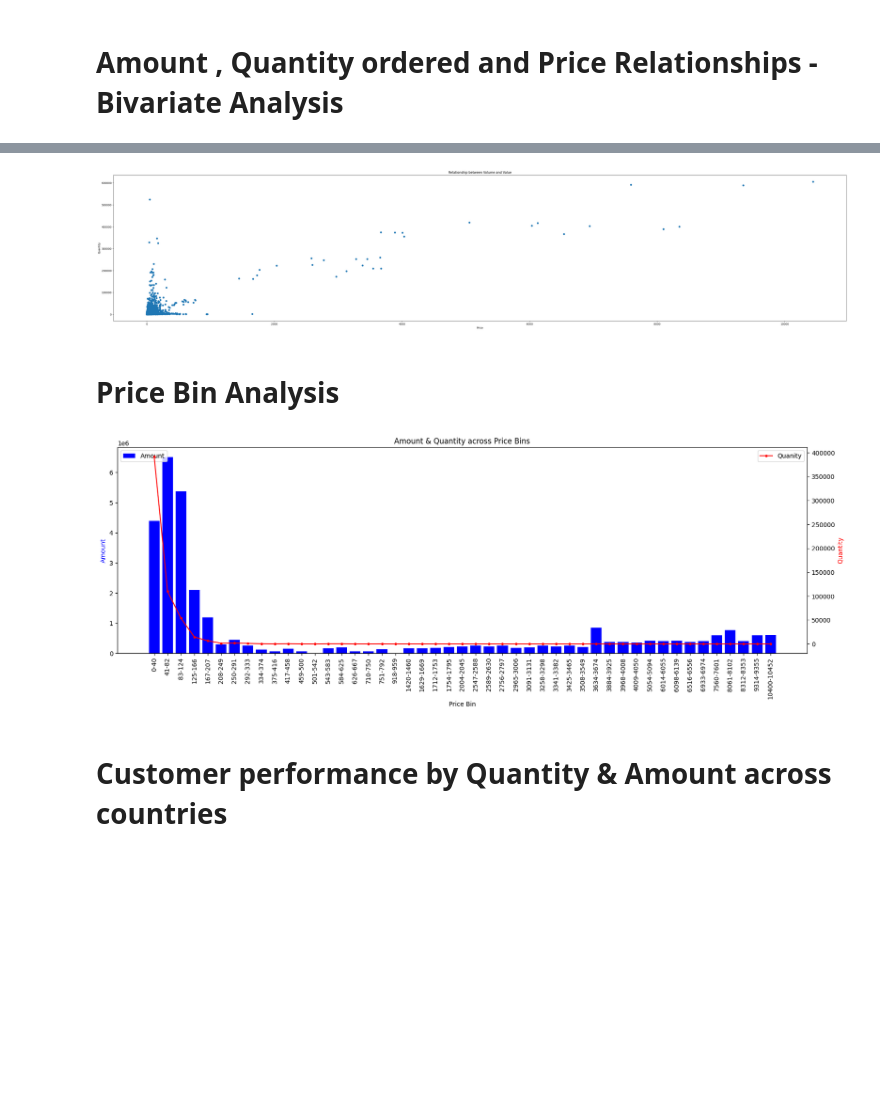
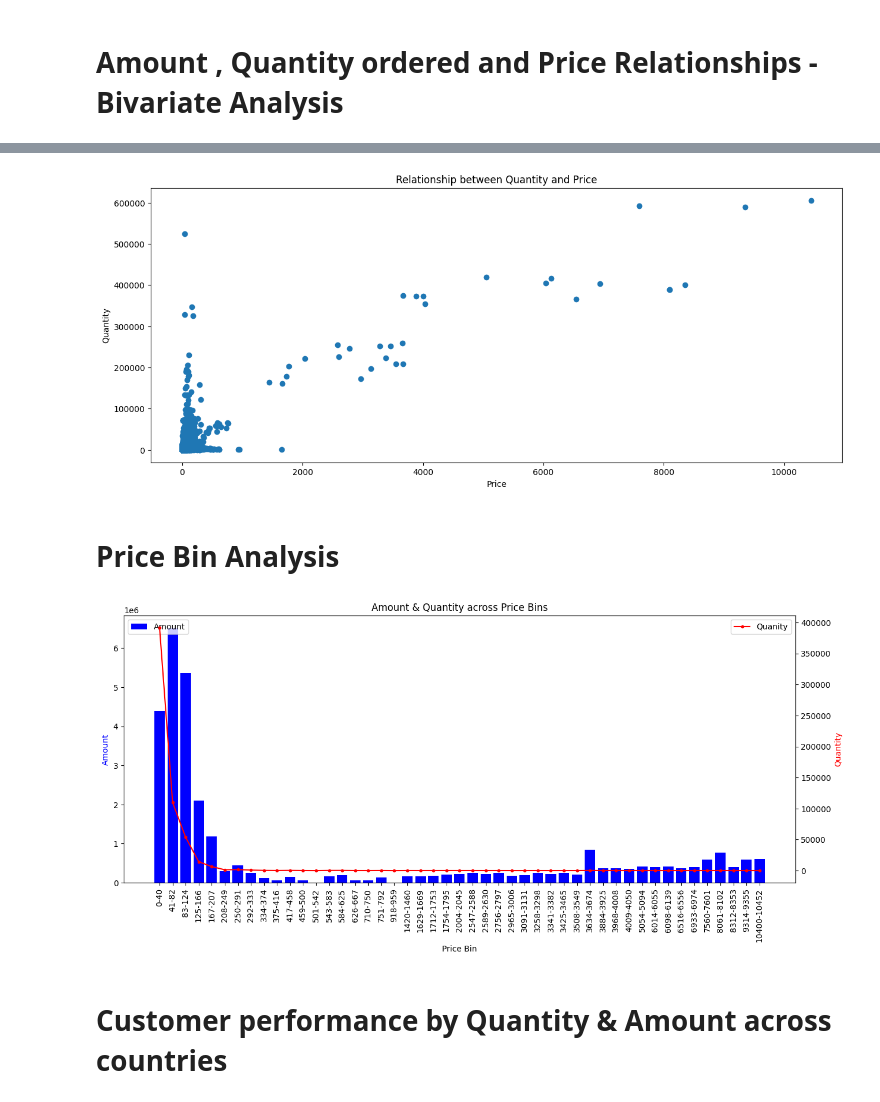
Before and after one commit to dineshb302/TERM2, a Jupyter notebook: ML_USL_EDA.ipynb, the cells around one changed output, grey strips where cells are left out. Drawn from its saved outputs; the diff is of its cells as text; code cells hidden in the pictures; blank space fills up the shorter version.

```diff
--- a/ML_USL_EDA.ipynb
+++ b/ML_USL_EDA.ipynb
@@ -172,18 +172,18 @@ plt.show()
 # %%
 agg_df = df.groupby(['Product Category','ColorName'], as_index=False).agg({'Amount': 'sum','QtyRequired':'sum'})
 agg_df['Price'] = agg_df['Amount']/agg_df['QtyRequired']
 
-plt.figure(figsize=(50, 10))
+plt.figure(figsize=(15,6))
 plt.scatter(agg_df['Price'], agg_df['Amount'])
 
 # Adding titles and labels
-plt.title('Relationship between Volume and Value')
+plt.title('Relationship between Quantity and Price')
 plt.xlabel('Price')
 plt.ylabel('Quantity')
 
 plt.show()
 # %% [output]
-[figure, old version]
+[figure, new version]
 # %% [markdown]
 # Price Bin Analysis
 # %%
@@ -218,7 +218,7 @@ price_df = price_df.sort_values(by='Binned')
 
 #plotting data
 
-fig, ax1 = plt.subplots(figsize=(20, 6))
+fig, ax1 = plt.subplots(figsize=(15, 6))
 plt.xticks(rotation=90)
 ax1.bar(price_df['BinLabel'], price_df['Amount'], color='b', label='Amount')
 
@@ -235,7 +235,7 @@ plt.title('Amount & Quantity across Price Bins')
 
 plt.show()
 # %% [output]
-[figure, old version]
+[figure, new version]
 # %% [markdown]
 # Customer performance by Quantity & Amount across countries
 # %%
```
Also changed, not shown: parts of 1 cell of this notebook.
